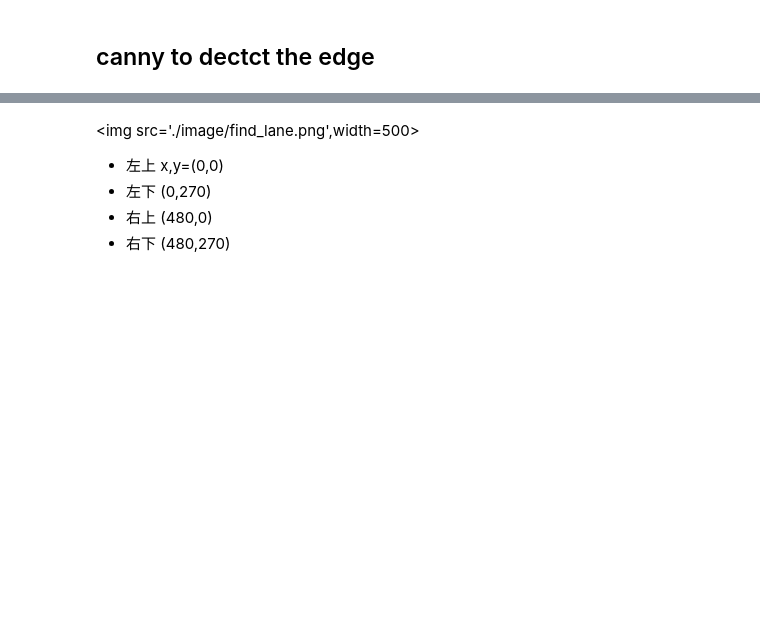
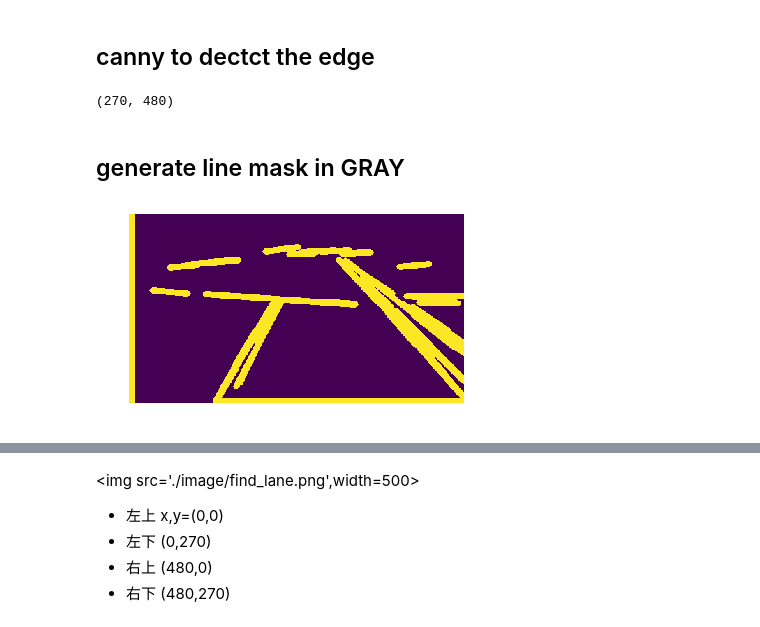
Before and after one commit to xiaoli-chen/GTA5, a Jupyter notebook: lane extraction.ipynb, the cells around one changed output, grey strips where cells are left out. Drawn from its saved outputs; the diff is of its cells as text; code cells hidden in the pictures; blank space fills up the shorter version.

```diff
--- a/lane extraction.ipynb
+++ b/lane extraction.ipynb
@@ -95,7 +97,7 @@ def roi(img, vertices):
 def draw_lines(img,lines):
     for line in lines:
         coords = line[0]
-        cv2.line(img, (coords[0], coords[1]), (coords[2], coords[3]), [255,255,255], 3)
+        cv2.line(img, (coords[0], coords[1]), (coords[2], coords[3]), [255,255,255], 8)
 # %%
 img, action = get_saved_data(10)
 processed_img = cv2.Canny(img, threshold1=200, threshold2=300)
@@ -346,3 +337,9 @@ draw_lines(new_screen,hlines)
 display_image_win('window3',new_screen)
 #cv2.circle(original_image,(480,270),10,[255,0,0])
 destroy_win()
+# %%
+new_screen.shape
+# %% [output]
+(270, 480)
+# %% [markdown]
+## generate line mask in GRAY
@@ -349,2 +353,8 @@ destroy_win()
+# %%
+mask_img = draw_mask_image(new_screen)
+draw_lines(mask_img,hlines)
+show_raw_img(mask_img)
+# %% [output]
+[figure, added]
 # %%
 #https://www.pyimagesearch.com/2014/08/04/opencv-python-color-detection/
```
Also changed, not shown: parts of 10 cells of this notebook.
